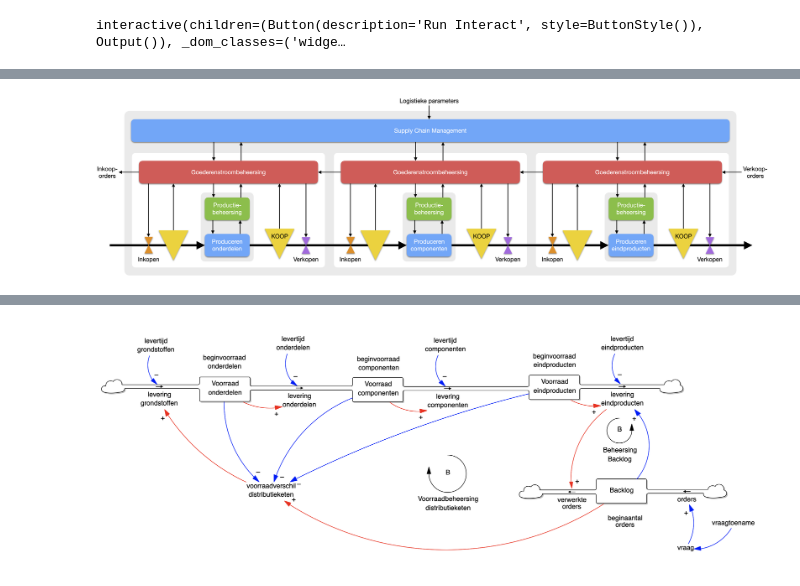
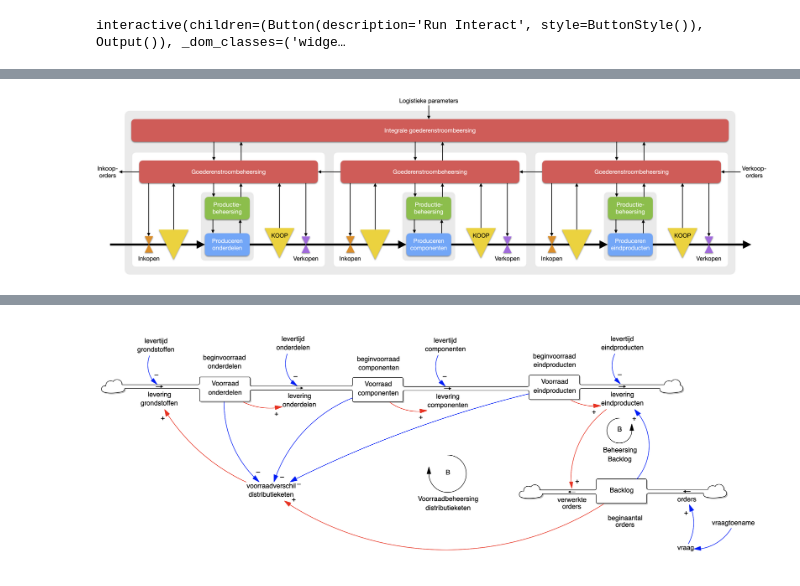
Before and after one commit to janpetervos/systemdynamics, a Jupyter notebook: Bullwhip.ipynb, the cells around one changed output, grey strips where cells are left out. Drawn from its saved outputs; the diff is of its cells as text; code cells hidden in the pictures.

```diff
--- a/Bullwhip.ipynb
+++ b/Bullwhip.ipynb
@@ -89,5 +98,5 @@ Hiërarchische besturing
 # %%
-Image(filename='Besturingsconcept keten integraal.png', width=900)
+Image(filename='Besturingsconcept centraal.png', width=900)
 # %% [output]
-[figure, old version]
+[figure, new version]
 # %% [markdown]
```
Also changed, not shown: parts of 15 cells of this notebook, 3 other files.
